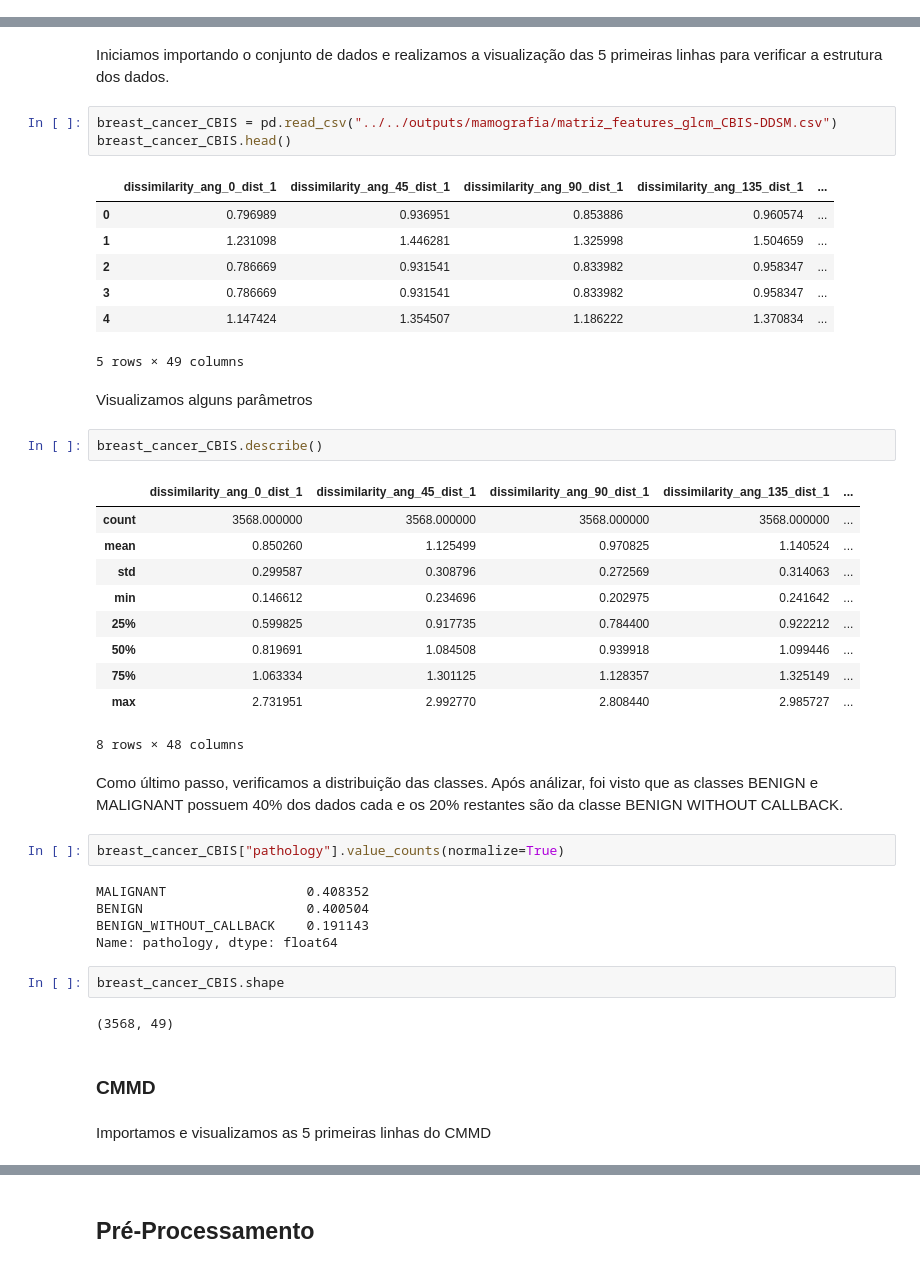
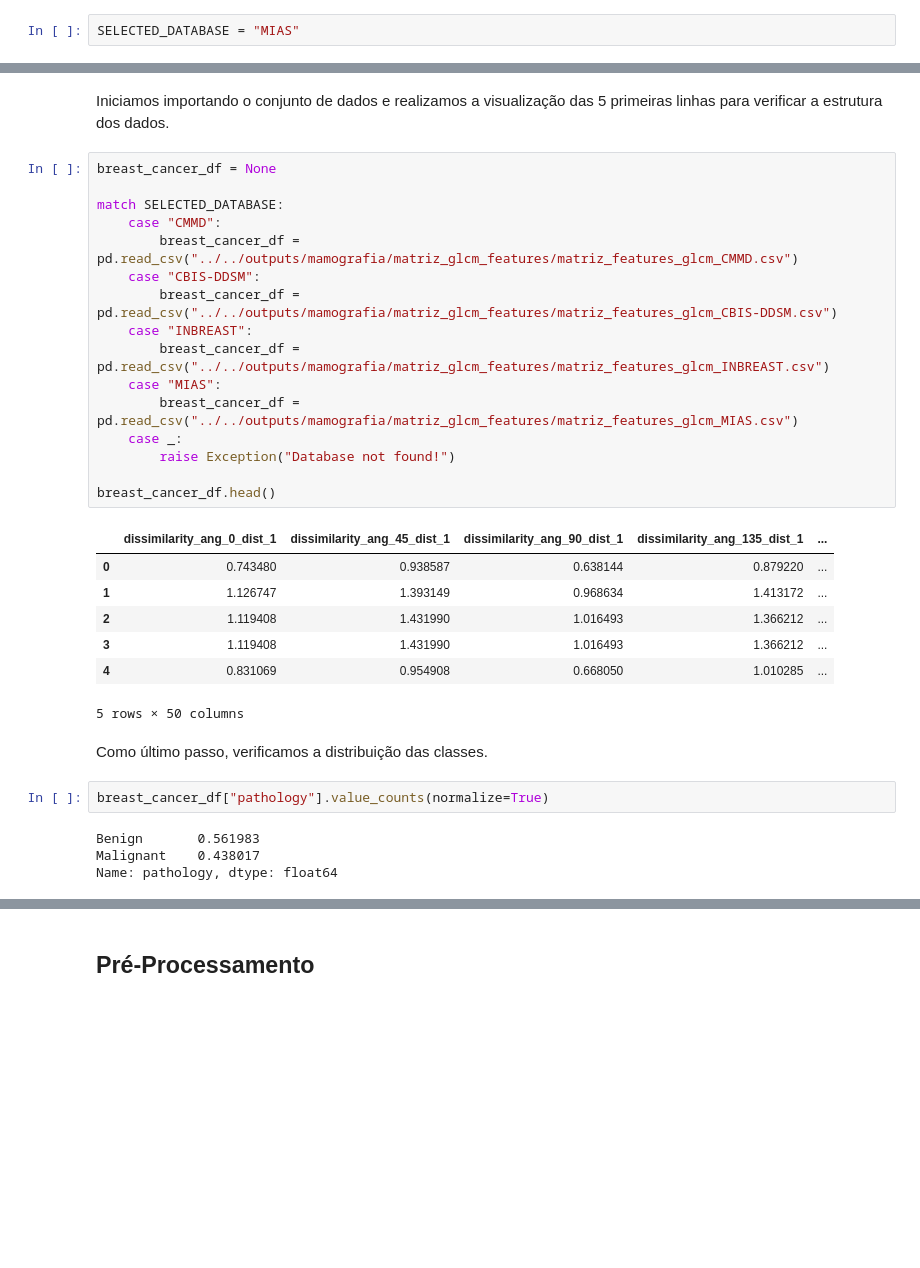
Before and after one commit to matheusssilva991/Radiomica, a Jupyter notebook: src/mamografia/model.ipynb, the cells around one changed output, grey strips where cells are left out. Saved outputs shown, nothing was run; the diff lists cells and outputs as text; blank space fills up the shorter version.

```diff
--- a/src/mamografia/model.ipynb
+++ b/src/mamografia/model.ipynb
@@ -29,2 +31,4 @@ from src.utils.utils import *
+# %%
+SELECTED_DATABASE = "MIAS"
 # %% [markdown]
 ## Importação e análise dos conjuntos de dados
@@ -33,45 +35,34 @@ from src.utils.utils import *
 # %% [markdown]
 Iniciamos importando o conjunto de dados e realizamos a visualização das 5 primeiras linhas para verificar a estrutura dos dados.
-# %%
-breast_cancer_CBIS = pd.read_csv("../../outputs/mamografia/matriz_features_glcm_CBIS-DDSM.csv")
-breast_cancer_CBIS.head()
-# %% [output]
-|  | dissimilarity_ang_0_dist_1 | dissimilarity_ang_45_dist_1 | dissimilarity_ang_90_dist_1 | dissimilarity_ang_135_dist_1 | ... |
-| 0 | 0.796989 | 0.936951 | 0.853886 | 0.960574 | ... |
-| 1 | 1.231098 | 1.446281 | 1.325998 | 1.504659 | ... |
-| 2 | 0.786669 | 0.931541 | 0.833982 | 0.958347 | ... |
-| 3 | 0.786669 | 0.931541 | 0.833982 | 0.958347 | ... |
-| 4 | 1.147424 | 1.354507 | 1.186222 | 1.370834 | ... |
-5 rows × 49 columns
-# %% [markdown]
-Visualizamos alguns parâmetros
-# %%
-breast_cancer_CBIS.describe()
-# %% [output]
-|  | dissimilarity_ang_0_dist_1 | dissimilarity_ang_45_dist_1 | dissimilarity_ang_90_dist_1 | dissimilarity_ang_135_dist_1 | ... |
-| count | 3568.000000 | 3568.000000 | 3568.000000 | 3568.000000 | ... |
-| mean | 0.850260 | 1.125499 | 0.970825 | 1.140524 | ... |
-| std | 0.299587 | 0.308796 | 0.272569 | 0.314063 | ... |
-| min | 0.146612 | 0.234696 | 0.202975 | 0.241642 | ... |
-| 25% | 0.599825 | 0.917735 | 0.784400 | 0.922212 | ... |
-| 50% | 0.819691 | 1.084508 | 0.939918 | 1.099446 | ... |
-| 75% | 1.063334 | 1.301125 | 1.128357 | 1.325149 | ... |
-| max | 2.731951 | 2.992770 | 2.808440 | 2.985727 | ... |
-8 rows × 48 columns
-# %% [markdown]
-Como último passo, verificamos a distribuição das classes. Após análizar, foi visto que as classes BENIGN e MALIGNANT possuem 40% dos dados cada e os 20% restantes são da classe BENIGN WITHOUT CALLBACK.
+# %%
+breast_cancer_df = None
+
+match SELECTED_DATABASE:
+    case "CMMD":
+        breast_cancer_df = pd.read_csv("../../outputs/mamografia/matriz_glcm_features/matriz_features_glcm_CMMD.csv")
+    case "CBIS-DDSM":
+        breast_cancer_df = pd.read_csv("../../outputs/mamografia/matriz_glcm_features/matriz_features_glcm_CBIS-DDSM.csv")
+    case "INBREAST":
+        breast_cancer_df = pd.read_csv("../../outputs/mamografia/matriz_glcm_features/matriz_features_glcm_INBREAST.csv")
+    case "MIAS":
+        breast_cancer_df = pd.read_csv("../../outputs/mamografia/matriz_glcm_features/matriz_features_glcm_MIAS.csv")
+    case _:
+        raise Exception("Database not found!")
+
+breast_cancer_df.head()
+# %% [output]
+|  | dissimilarity_ang_0_dist_1 | dissimilarity_ang_45_dist_1 | dissimilarity_ang_90_dist_1 | dissimilarity_ang_135_dist_1 | ... |
+| 0 | 0.743480 | 0.938587 | 0.638144 | 0.879220 | ... |
+| 1 | 1.126747 | 1.393149 | 0.968634 | 1.413172 | ... |
+| 2 | 1.119408 | 1.431990 | 1.016493 | 1.366212 | ... |
+| 3 | 1.119408 | 1.431990 | 1.016493 | 1.366212 | ... |
+| 4 | 0.831069 | 0.954908 | 0.668050 | 1.010285 | ... |
+5 rows × 50 columns
+# %% [markdown]
+Como último passo, verificamos a distribuição das classes.
 # %%
-breast_cancer_CBIS["pathology"].value_counts(normalize=True)
+breast_cancer_df["pathology"].value_counts(normalize=True)
 # %% [output]
-MALIGNANT                  0.408352
-BENIGN                     0.400504
-BENIGN_WITHOUT_CALLBACK    0.191143
+Benign       0.561983
+Malignant    0.438017
 Name: pathology, dtype: float64
-# %%
-breast_cancer_CBIS.shape
-# %% [output]
-(3568, 49)
-# %% [markdown]
-### CMMD
-# %% [markdown]
-Importamos e visualizamos as 5 primeiras linhas do CMMD
```
Also changed, not shown: parts of 78 cells of this notebook, 5 other files.
